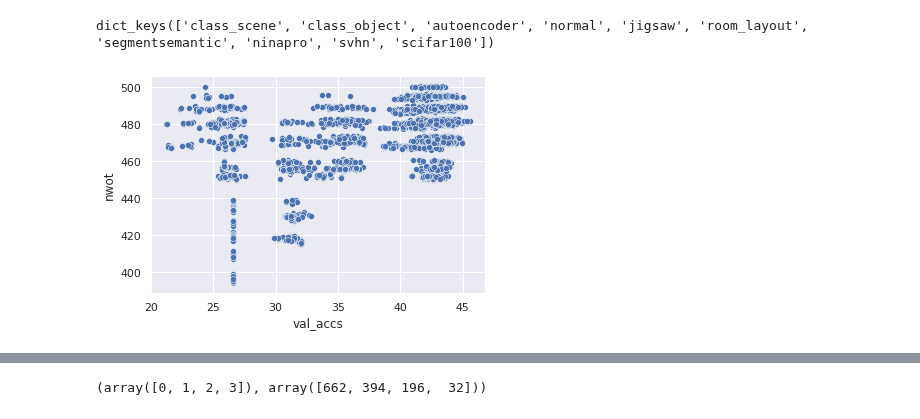
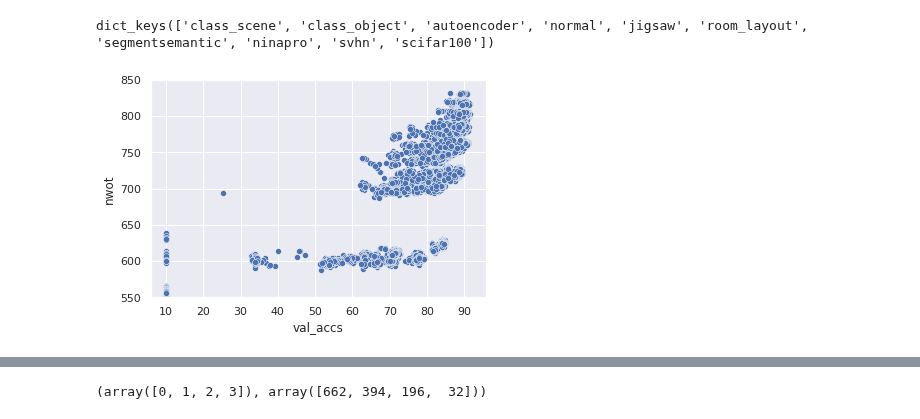
Before and after one commit to gabikadlecova/zc_combine, a Jupyter notebook: proxy_network_diversity.ipynb, the cells around one changed output, grey strips where cells are left out. Cells and saved outputs as stored; diff of their text form; code cells hidden in the pictures.

```diff
--- a/proxy_network_diversity.ipynb
+++ b/proxy_network_diversity.ipynb
@@ -1,6 +1,6 @@
 # %%
 naslib_path = '../zero_cost/NASLib'
-benchmark = 'zc_transbench101_micro'
+benchmark = 'zc_nasbench201'
 # %%
 from zc_combine.utils.naslib_utils import load_search_space, parse_scores
 
@@ -97,12 +41,17 @@ dfs.keys()
 # %% [output]
 dict_keys(['class_scene', 'class_object', 'autoencoder', 'normal', 'jigsaw', 'room_layout', 'segmentsemantic', 'ninapro', 'svhn', 'scifar100'])
 # %%
-only_2_4 = dfs['class_object'] # filter_by_ops(dfs['class_object'], {2, 3, 4})
+only_2_4 = dfs['cifar10']
+#only_2_4 = filter_by_ops(dfs['cifar10'], {2, 3, 4})
 #only_2_4 = only_2_4[only_2_4['net'].str.count(',') == 5]
 # %%
+import matplotlib.pyplot as plt
+import seaborn as sns
+sns.set()
+
 sns.scatterplot(data=only_2_4, x='val_accs', y='nwot')
 #plt.xlim(70, 91)
-#plt.ylim(300, 850)
+plt.ylim(550, 850)
 plt.show()
 # %% [output]
-[figure, old version]
+[figure, new version]
```
Also changed, not shown: parts of 25 cells of this notebook, 1 other file.
